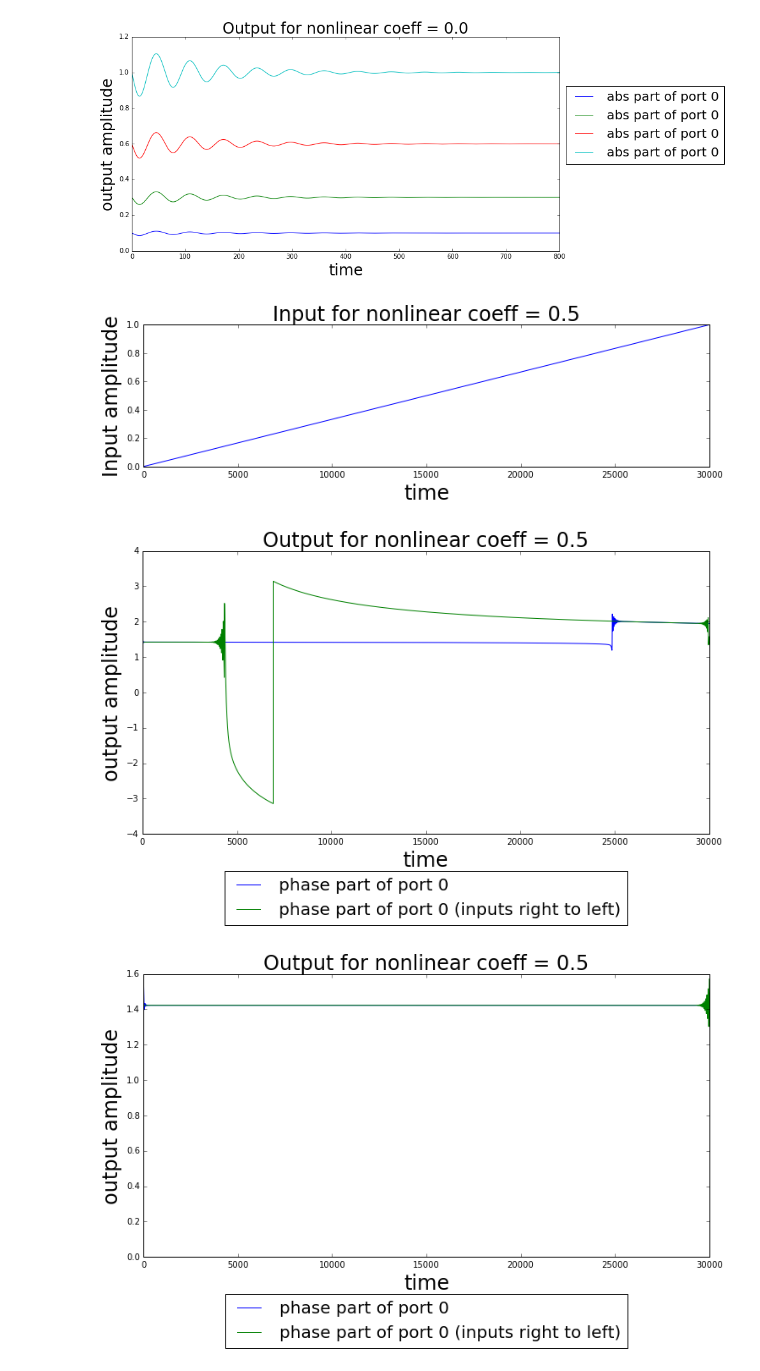
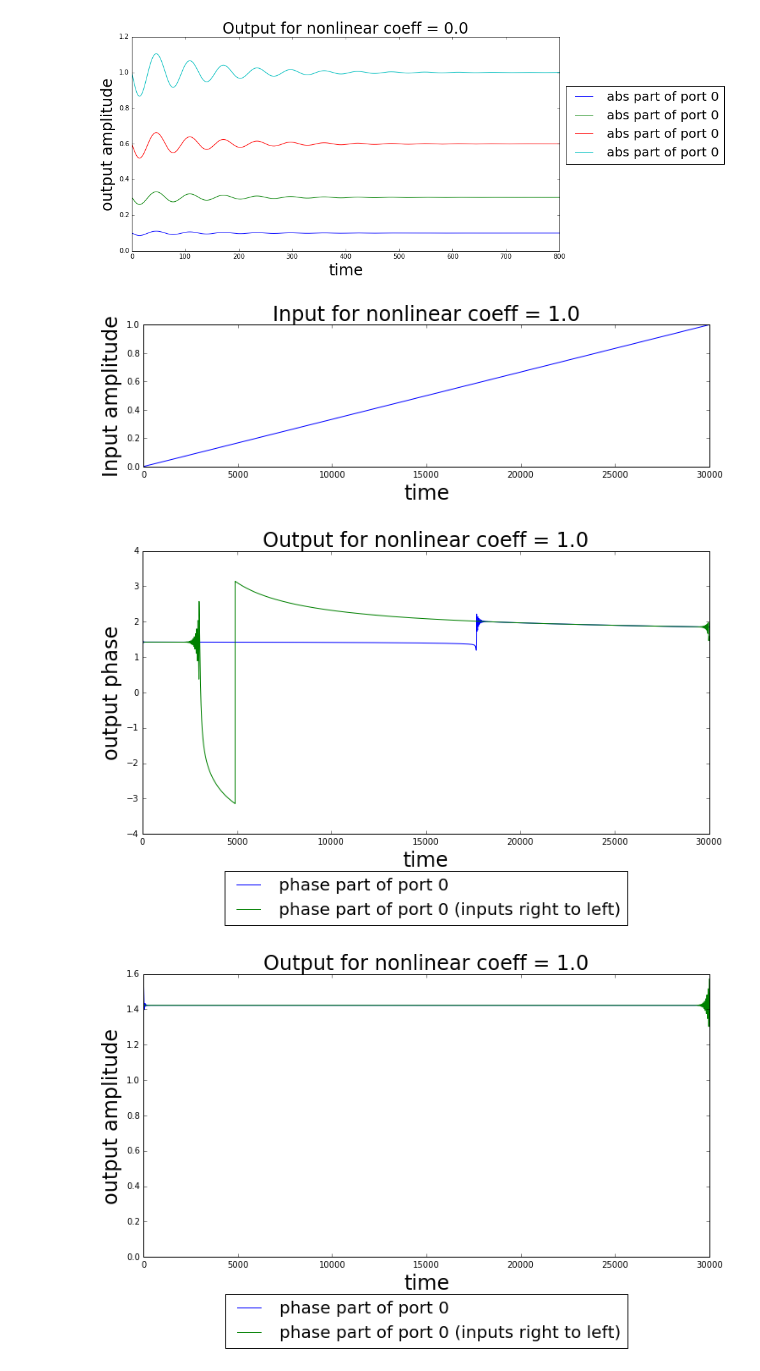
Before and after one commit to tabakg/potapov_interpolation, a Jupyter notebook: Time_Sims_nonlin_testing_and_comments.ipynb, the cells around one changed output. Drawn from its saved outputs; the diff is of its cells as text; code cells hidden in the pictures.

```diff
--- a/Time_Sims_nonlin_testing_and_comments.ipynb
+++ b/Time_Sims_nonlin_testing_and_comments.ipynb
@@ -68,8 +69,8 @@ Ex.roots
 A_d,B_d,C_d,D_d = Ex.get_Potapov_ABCD(doubled=True)
 A,B,C,D = Ex.get_Potapov_ABCD(doubled=False)
 # %%
-ham = Hamiltonian.Hamiltonian(Ex.roots,modes,Ex.delays,Omega=-1j*A)
+ham = Hamiltonian.Hamiltonian(Ex.roots,modes,Ex.delays,Omega=-1j*A,)
 # %%
-ham.nonlin_coeff= 1.0
+ham.nonlin_coeff= 1.
 # %%
 ham.chi_nonlinearities = []
@@ -110,0 +111,5 @@ H = ham.make_H()
+# %%
+## Right now, the frequency-matching part is still under construction.
+## I am adding this part by hand for now.
+
+ham.H += 148*ham.Dagger(ham.a[0])**2*(ham.a[0])**2
@@ -184,36 +193,36 @@ Y_nonlin_2.reverse()
 # %%
 plt.figure(figsize=(12,3))
 
 plt.plot( np.asarray([a_in(t)[0,0] for t in np.linspace(0,300.,30001.)]),label = 'input' )
 plt.xlabel('time',{'fontsize': 24})
 plt.ylabel('Input amplitude',{'fontsize': 24})
 plt.title('Input for nonlinear coeff = ' + str(ham.nonlin_coeff) ,{'fontsize': 24})
 
 
 plt.figure(figsize=(12,6))
 for i in range(1):
     #plt.plot( [ (y[i][0,0]).real for y in Y_nonlin],label = 'real part of port '+str(i))
     #plt.plot( [ (y[i][0,0]).imag for y in Y_nonlin],label = 'imaginary part of port '+str(i))
     #plt.plot( [ abs(y[i][0,0]) for y in Y_nonlin],label = 'abs part of port '+str(i))
     plt.plot( [ np.arctan2((y[i][0,0]).real,(y[i][0,0]).imag) for y in Y_nonlin],label = 'phase part of port '+str(i))
 
     plt.xlabel('time',{'fontsize': 24})
-    plt.ylabel('output amplitude',{'fontsize': 24})
+    plt.ylabel('output phase',{'fontsize': 24})
     plt.title('Output for nonlinear coeff = ' + str(ham.nonlin_coeff) ,{'fontsize': 24})
     plt.legend(bbox_to_anchor=(0, 1.4),loc='upper center',fontsize=20)
 
 for i in range(1):
     #plt.plot( [ (y[i][0,0]).real for y in Y_nonlin_2],label = 'real part of port '+str(i)+' (inputs right to left)')
     #plt.plot( [ (y[i][0,0]).imag for y in Y_nonlin_2],label = 'imaginary part of port '+str(i)+' (inputs right to left)')
     #plt.plot( [ abs(y[i][0,0]) for y in Y_nonlin_2],label = 'abs part of port '+str(i)+' (inputs right to left)')
     plt.plot( [ np.arctan2((y[i][0,0]).real,(y[i][0,0]).imag) for y in Y_nonlin_2],label = 'phase part of port '+str(i)+' (inputs right to left)')
     plt.xlabel('time',{'fontsize': 24})
-    plt.ylabel('output amplitude',{'fontsize': 24})
+    plt.ylabel('output phase',{'fontsize': 24})
     plt.title('Output for nonlinear coeff = ' + str(ham.nonlin_coeff) ,{'fontsize': 24})
     plt.legend(bbox_to_anchor=(0.5, -0.1),loc='upper center',fontsize=20)
 # %% [output]
 [figure]
-[figure, old version]
+[figure, new version]
 # %%
 ## Linear equations of motion for comparison
 # %%
```
Also changed, not shown: parts of 5 cells of this notebook, 9 other files.
